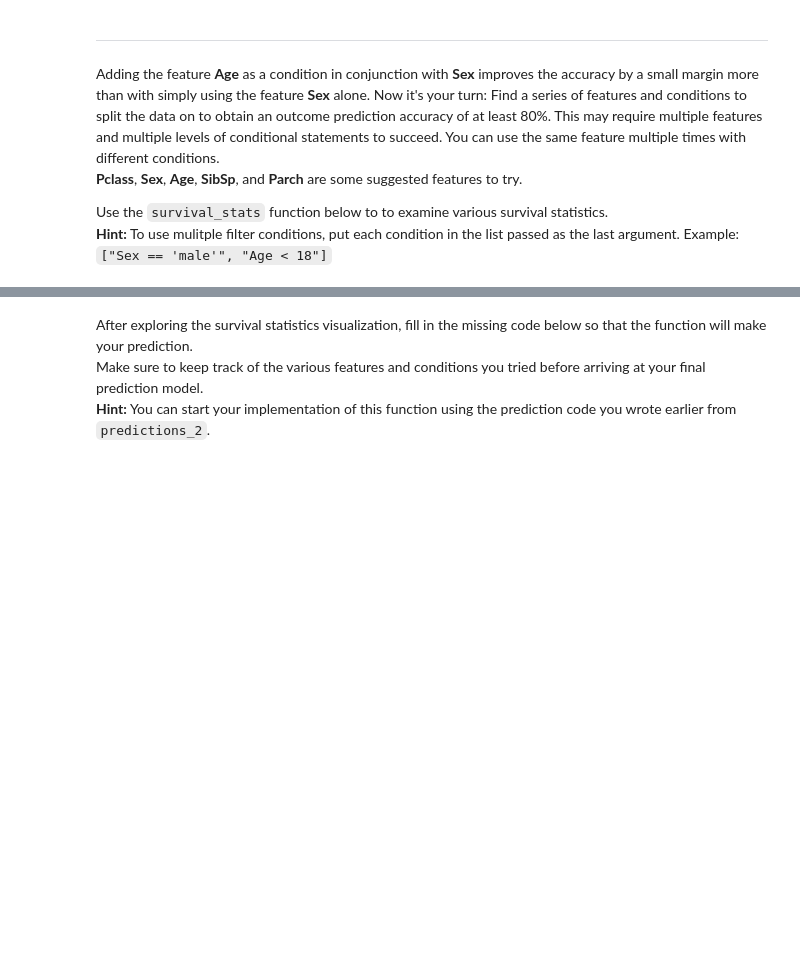
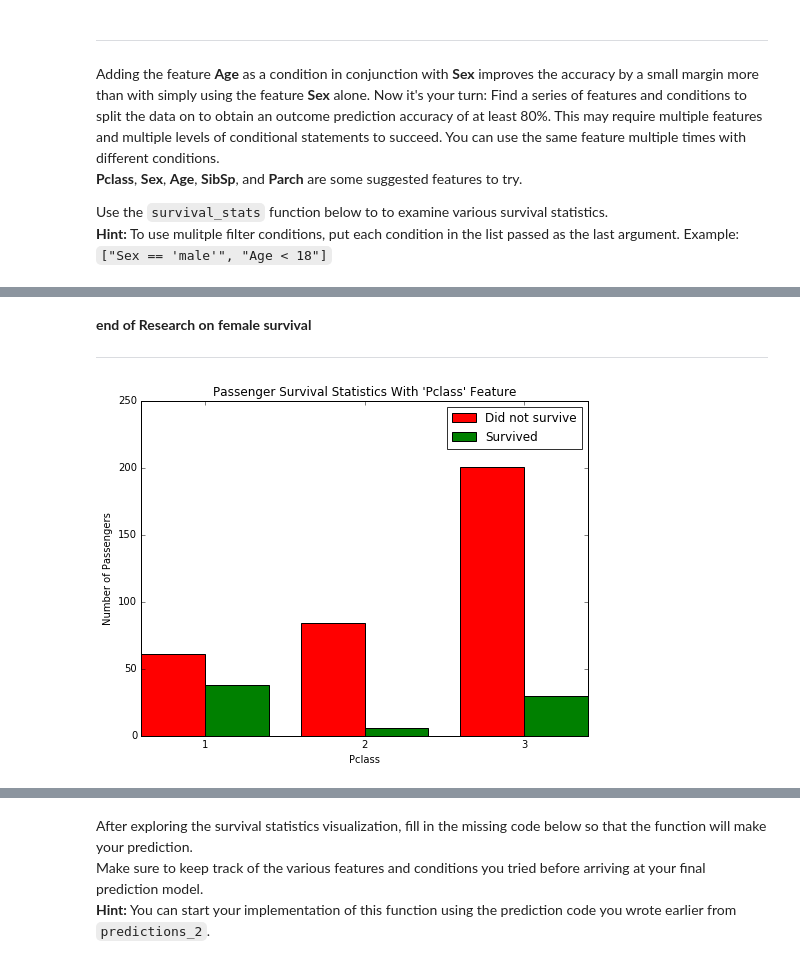
Before and after one commit to apmfifty/machine-learning, a Jupyter notebook: projects/titanic_survival_exploration/titanic_survival_exploration.ipynb, the cells around one changed output, grey strips where cells are left out. Drawn from its saved outputs; the diff is of its cells as text; code cells hidden in the pictures; blank space fills up the shorter version.

```diff
--- a/projects/titanic_survival_exploration/titanic_survival_exploration.ipynb
+++ b/projects/titanic_survival_exploration/titanic_survival_exploration.ipynb
@@ -211 +232,10 @@ Use the `survival_stats` function below to to examine various survival statistic
+# %% [markdown]
+**end of Research on female survival**
+__________________________________________
+# %%
+#Research on Pclass for male & age>10
+#result:Class 2 & 3 has higher death rate
+vs.survival_stats(data, outcomes, 'Pclass', ["Sex == 'male'","Age > 10"])
+# %% [output]
+[figure, added]
 # %%
```
Also changed, not shown: parts of 14 cells of this notebook.
